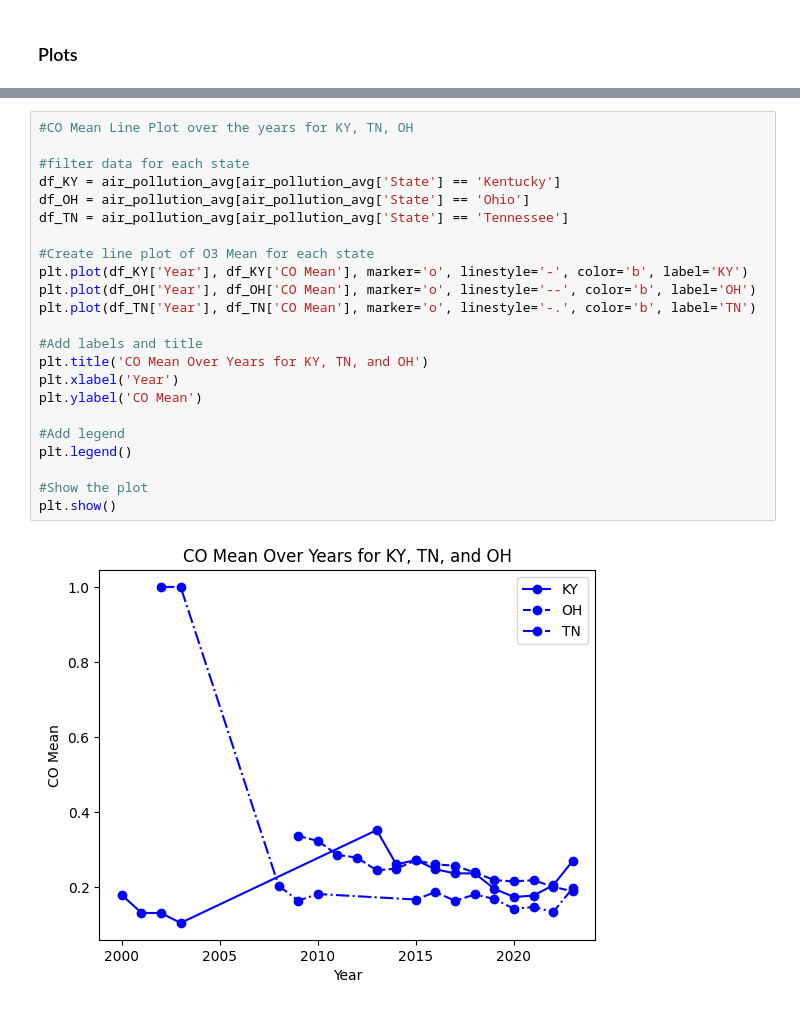
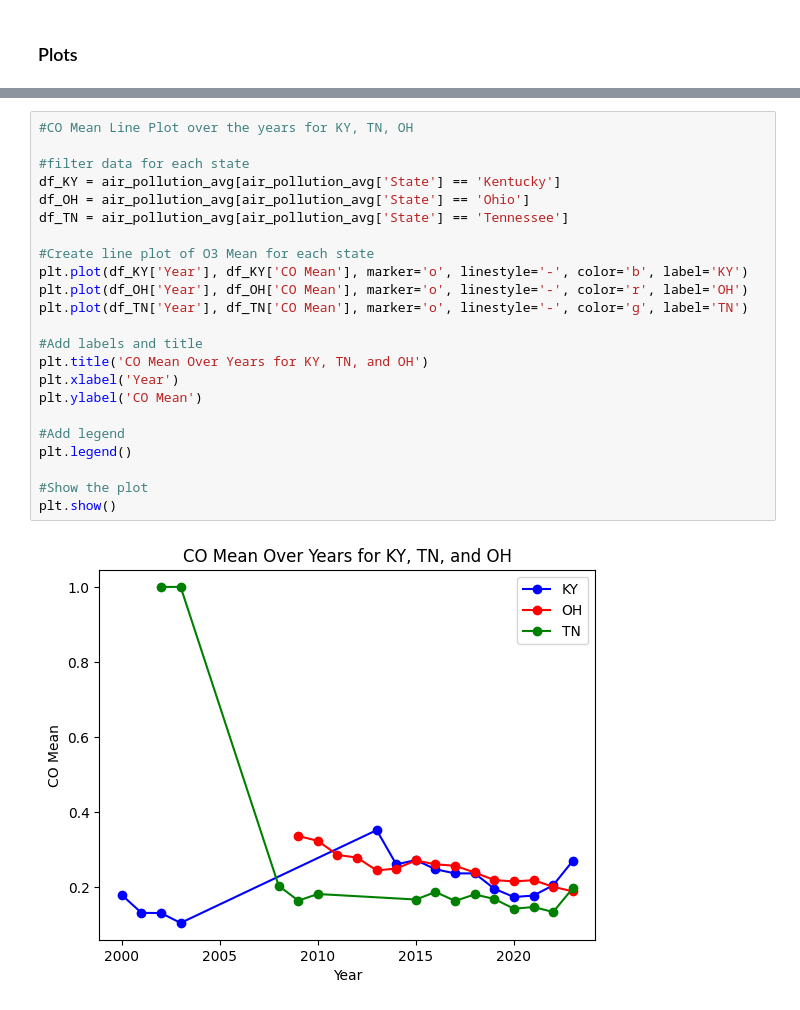
Before and after one commit to Julia-Heffner/M2-Mini-Project, a Jupyter notebook: Air_Pollution_Data_Analysis.ipynb, the cells around one changed output, grey strips where cells are left out. Cells and saved outputs as stored; diff of their text form.

```diff
--- a/Air_Pollution_Data_Analysis.ipynb
+++ b/Air_Pollution_Data_Analysis.ipynb
@@ -206,25 +263,25 @@ plt.show()
 # %%
 #CO Mean Line Plot over the years for KY, TN, OH
 
 #filter data for each state
 df_KY = air_pollution_avg[air_pollution_avg['State'] == 'Kentucky']
 df_OH = air_pollution_avg[air_pollution_avg['State'] == 'Ohio']
 df_TN = air_pollution_avg[air_pollution_avg['State'] == 'Tennessee']
 
 #Create line plot of O3 Mean for each state
 plt.plot(df_KY['Year'], df_KY['CO Mean'], marker='o', linestyle='-', color='b', label='KY')
-plt.plot(df_OH['Year'], df_OH['CO Mean'], marker='o', linestyle='--', color='b', label='OH')
-plt.plot(df_TN['Year'], df_TN['CO Mean'], marker='o', linestyle='-.', color='b', label='TN')
+plt.plot(df_OH['Year'], df_OH['CO Mean'], marker='o', linestyle='-', color='r', label='OH')
+plt.plot(df_TN['Year'], df_TN['CO Mean'], marker='o', linestyle='-', color='g', label='TN')
 
 #Add labels and title
 plt.title('CO Mean Over Years for KY, TN, and OH')
 plt.xlabel('Year')
 plt.ylabel('CO Mean')
 
 #Add legend
 plt.legend()
 
 #Show the plot
 plt.show()
 # %% [output]
-[figure, old version]
+[figure, new version]
```
Also changed, not shown: parts of 16 cells of this notebook.
